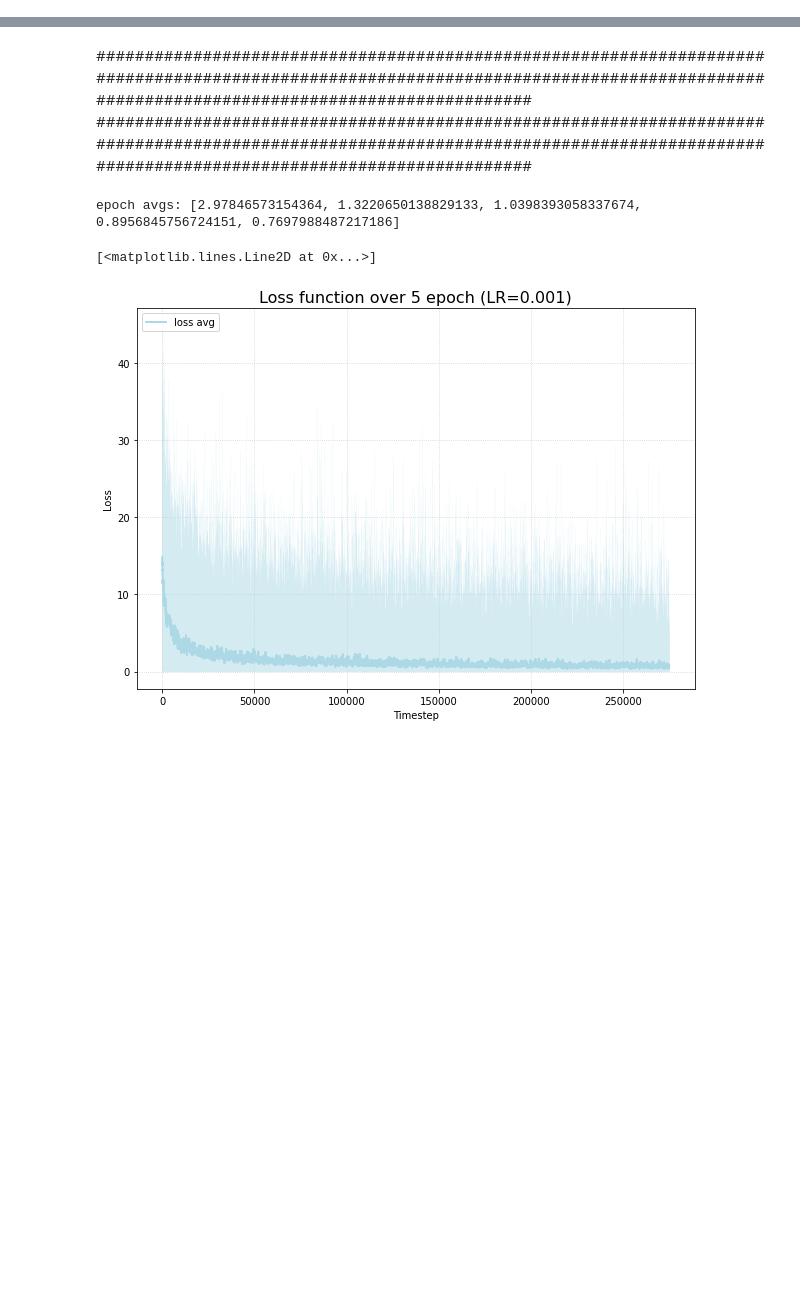
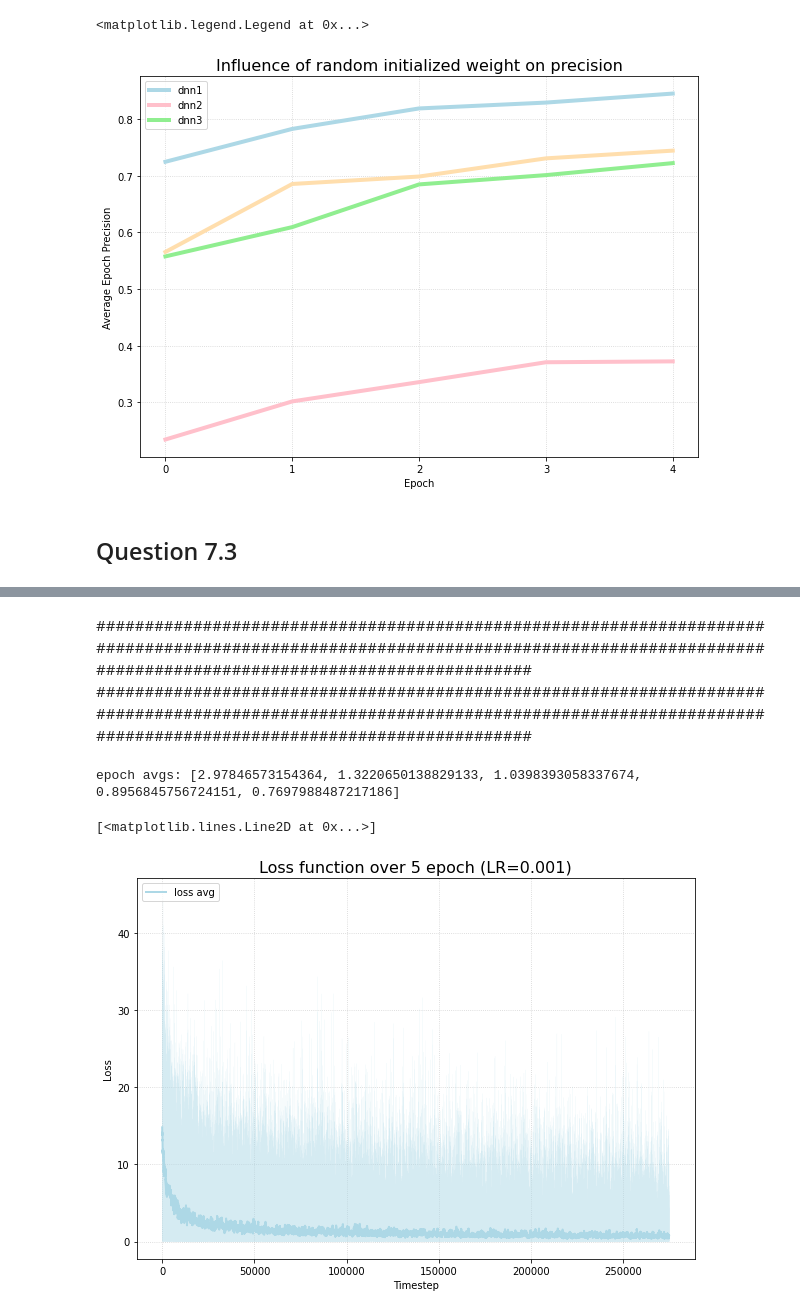
Before and after one commit to martinpucheuaviles/deep-learning-assignment1, a Jupyter notebook: part3.ipynb, the cells around one changed output, grey strips where cells are left out. Cells and saved outputs as stored; diff of their text form; code cells hidden in the pictures; blank space fills up the shorter version.

```diff
--- a/part3.ipynb
+++ b/part3.ipynb
@@ -287,0 +410,20 @@ class DNN:
+# %%
+plt.figure(figsize=(10, 7))
+plt.title('Influence of random initialized weight on precision',fontsize=16)
+
+plt.xlabel('Epoch')
+# plt.ylabel('Avg Loss')
+plt.ylabel('Average Epoch Precision')
+plt.xticks(np.arange(0, 6, step=1))
+plt.grid(alpha =.6, linestyle =':')
+plt.plot(dnn_q72_1.val_epochs_precision,'lightblue',    linewidth=4,alpha=1)
+plt.plot(dnn_q72_2.val_epochs_precision,'pink',         linewidth=4,alpha=1)
+plt.plot(dnn_q72_3.val_epochs_precision,'lightgreen',   linewidth=4,alpha=1,)
+plt.plot(dnn_q72_4.val_epochs_precision,'navajowhite',  linewidth=4,alpha=1,)
+
+plt.legend(labels =['dnn1','dnn2','dnn3'], fontsize=10,loc='upper left')
+# %% [output]
+<matplotlib.legend.Legend at 0x...>
+[figure, added]
+# %% [markdown]
+## Question 7.3
```
Also changed, not shown: parts of 29 cells of this notebook, 10 other files.
